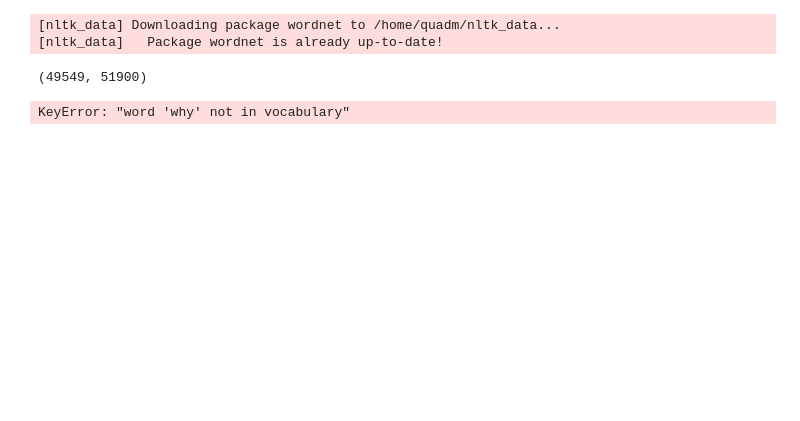
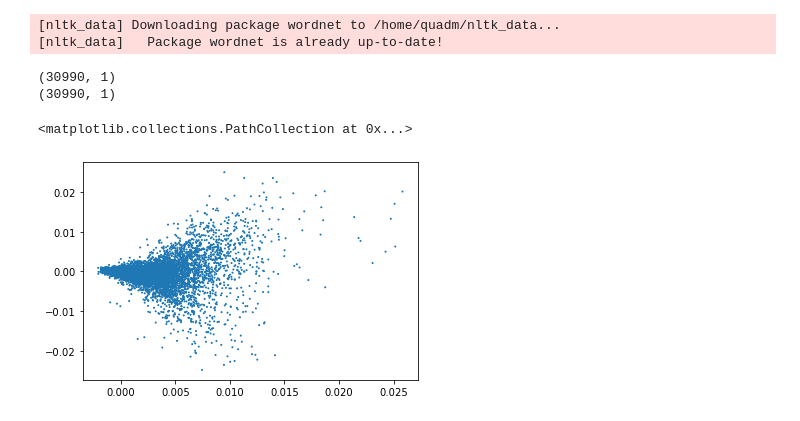
Before and after one commit to QMux/cmpe-255-project, a Jupyter notebook: Initial Data Exploration.ipynb, the cells around one changed output. Saved outputs shown, nothing was run; the diff lists cells and outputs as text; code cells hidden in the pictures; blank space fills up the shorter version.

```diff
--- a/Initial Data Exploration.ipynb
+++ b/Initial Data Exploration.ipynb
@@ -47,10 +47,28 @@ from gensim.test.utils import common_texts
 from gensim.models import Word2Vec
 
 model = Word2Vec(sentences=train_corpus, size=100, window=5, min_count=1, workers=4)
-model.train([tokenized], total_examples=2500, epochs=100)
+model.train([tokenized], total_examples=5000, epochs=100)
+model.save('articles.model')
-# %% [output]
-(49549, 51900)
 # %%
-model.save('articles.mode')
+vocab_list = sorted(list(model.wv.vocab.keys()))
+word_vectors = []
+for word in vocab_list:
+    word_vectors.append(model.wv[word])
+
+word_vectors = np.asarray(word_vectors)
-# %% [output]
-KeyError: "word 'why' not in vocabulary"
+# %%
+norm_wv = word_vectors / np.linalg.norm(word_vectors)
+# %%
+from sklearn.decomposition import PCA
+
+pca = PCA(n_components=2)
+transform = pca.fit_transform(norm_wv)
+# %%
+print(transform[:,:1].shape)
+print(transform[:,1:2].shape)
+plt.scatter(transform[:,:1], transform[:,1:2], s=[1]*transform.shape[0])
+# %% [output]
+(30990, 1)
+(30990, 1)
+<matplotlib.collections.PathCollection at 0x...>
+[figure, added]
```
Also changed, not shown: parts of 9 cells of this notebook.
